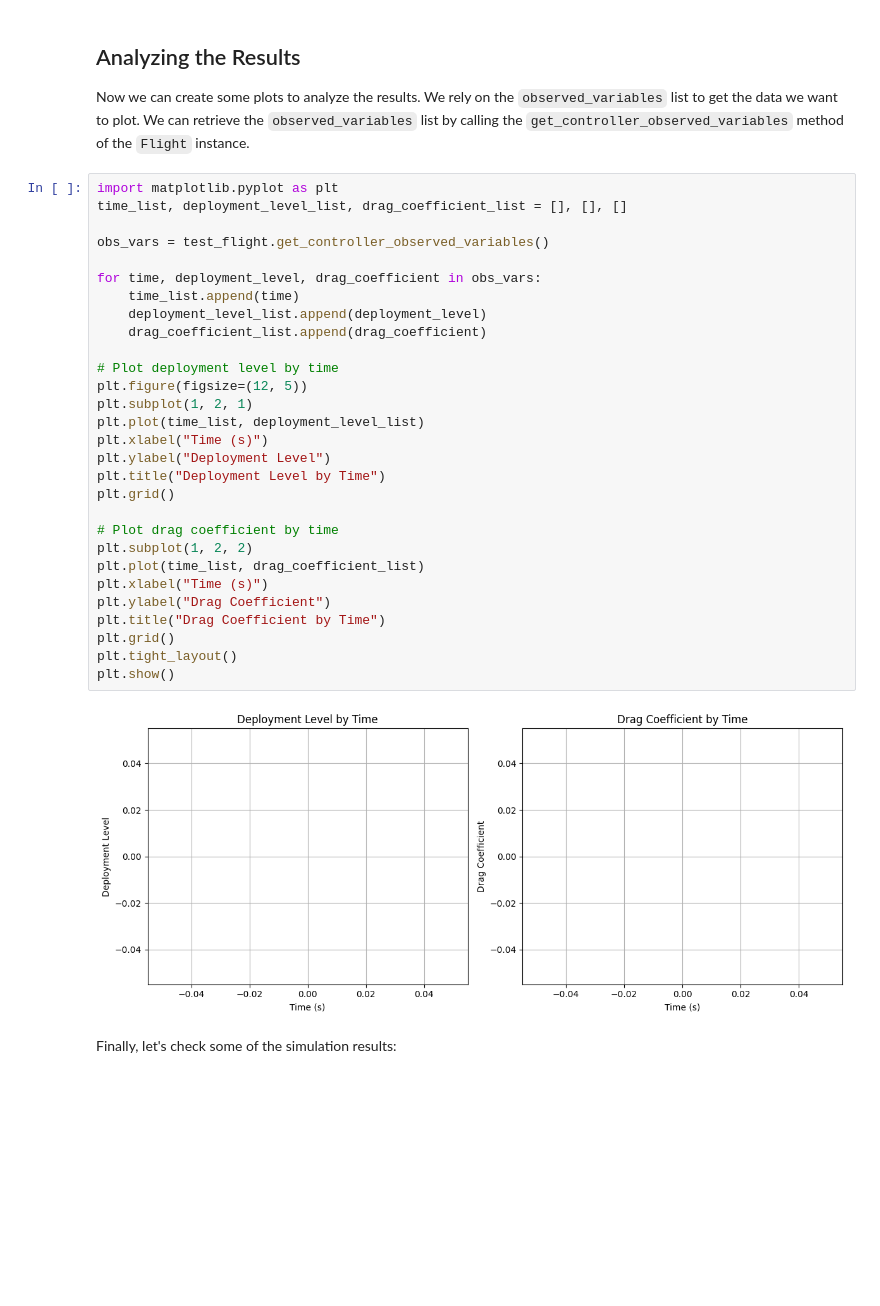
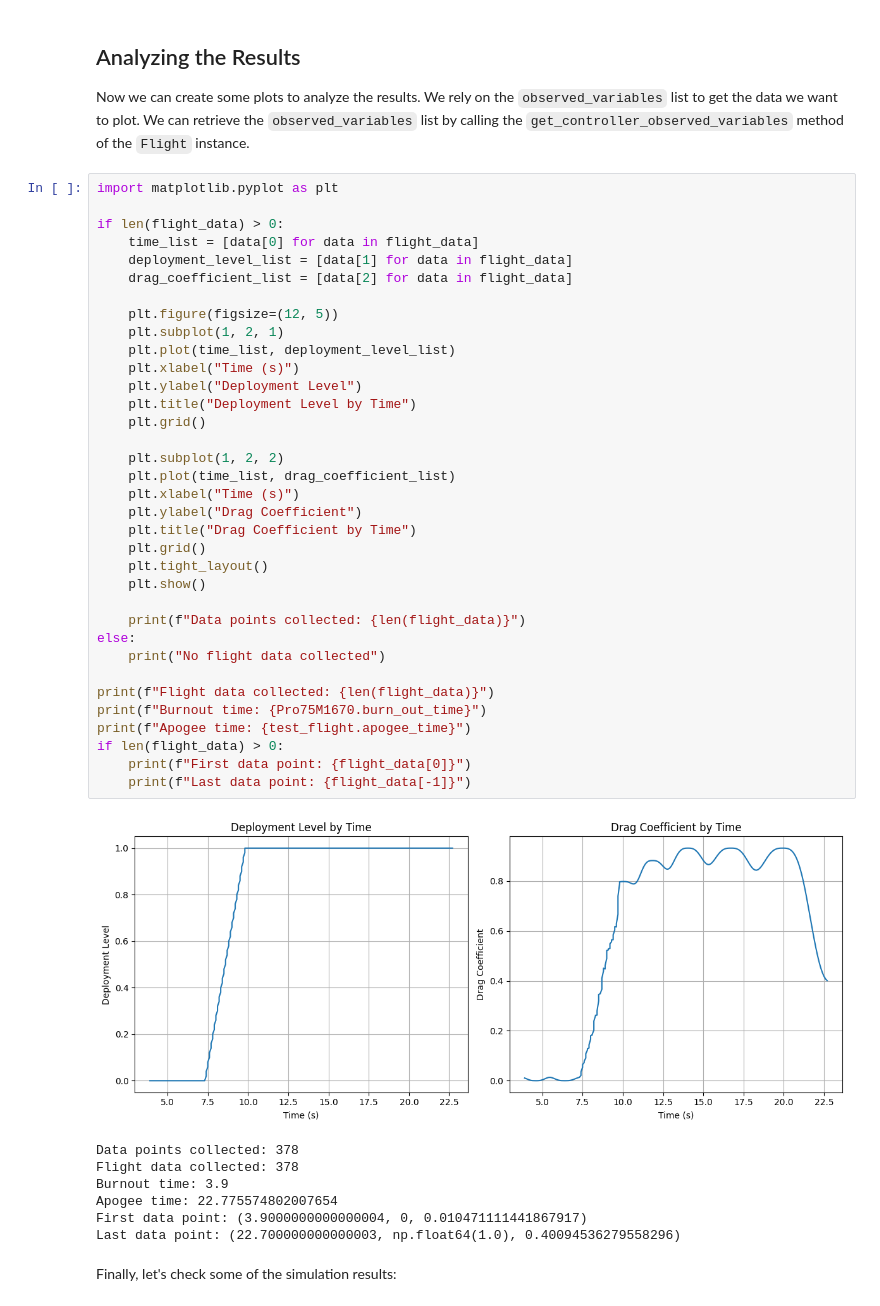
Before and after one commit to Malmahrouqi3/RocketPy-mo2, a Jupyter notebook: docs/user/airbrakes2.ipynb, the cells around one changed output. Drawn from its saved outputs; the diff is of its cells as text; blank space fills up the shorter version.

```diff
--- a/docs/user/airbrakes2.ipynb
+++ b/docs/user/airbrakes2.ipynb
@@ -313,35 +448,47 @@ test_flight = Flight(
 Now we can create some plots to analyze the results. We rely on the `observed_variables` list to get the data we want to plot. We can retrieve the `observed_variables` list by calling the `get_controller_observed_variables` method of the `Flight` instance.
 # %%
 import matplotlib.pyplot as plt
-time_list, deployment_level_list, drag_coefficient_list = [], [], []
 
-obs_vars = test_flight.get_controller_observed_variables()
+if len(flight_data) > 0:
+    time_list = [data[0] for data in flight_data]
+    deployment_level_list = [data[1] for data in flight_data]
+    drag_coefficient_list = [data[2] for data in flight_data]
 
-for time, deployment_level, drag_coefficient in obs_vars:
-    time_list.append(time)
-    deployment_level_list.append(deployment_level)
-    drag_coefficient_list.append(drag_coefficient)
+    plt.figure(figsize=(12, 5))
+    plt.subplot(1, 2, 1)
+    plt.plot(time_list, deployment_level_list)
+    plt.xlabel("Time (s)")
+    plt.ylabel("Deployment Level")
+    plt.title("Deployment Level by Time")
+    plt.grid()
 
-# Plot deployment level by time
-plt.figure(figsize=(12, 5))
-plt.subplot(1, 2, 1)
-plt.plot(time_list, deployment_level_list)
-plt.xlabel("Time (s)")
-plt.ylabel("Deployment Level")
-plt.title("Deployment Level by Time")
-plt.grid()
+    plt.subplot(1, 2, 2)
+    plt.plot(time_list, drag_coefficient_list)
+    plt.xlabel("Time (s)")
+    plt.ylabel("Drag Coefficient")
+    plt.title("Drag Coefficient by Time")
+    plt.grid()
+    plt.tight_layout()
+    plt.show()
 
-# Plot drag coefficient by time
-plt.subplot(1, 2, 2)
-plt.plot(time_list, drag_coefficient_list)
-plt.xlabel("Time (s)")
-plt.ylabel("Drag Coefficient")
-plt.title("Drag Coefficient by Time")
-plt.grid()
-plt.tight_layout()
-plt.show()
+    print(f"Data points collected: {len(flight_data)}")
+else:
+    print("No flight data collected")
+
+print(f"Flight data collected: {len(flight_data)}")
+print(f"Burnout time: {Pro75M1670.burn_out_time}")
+print(f"Apogee time: {test_flight.apogee_time}")
+if len(flight_data) > 0:
+    print(f"First data point: {flight_data[0]}")
+    print(f"Last data point: {flight_data[-1]}")
 # %% [output]
-[figure, old version]
+[figure, new version]
+Data points collected: 378
+Flight data collected: 378
+Burnout time: 3.9
+Apogee time: 22.775574802007654
+First data point: (3.9000000000000004, 0, 0.010471111441867917)
+Last data point: (22.700000000000003, np.float64(1.0), 0.40094536279558296)
 # %% [markdown]
 Finally, let's check some of the simulation results:
 # %%
```
Also changed, not shown: parts of 10 cells of this notebook, 3 other files.
